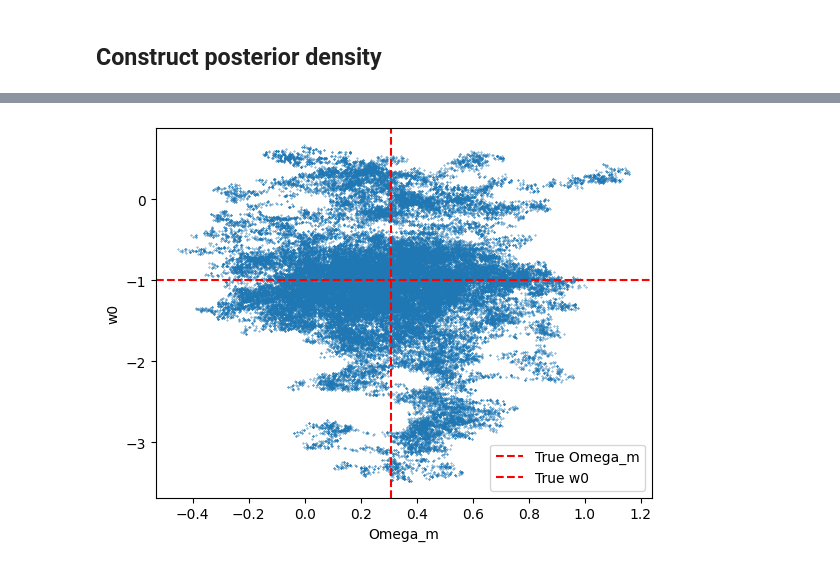
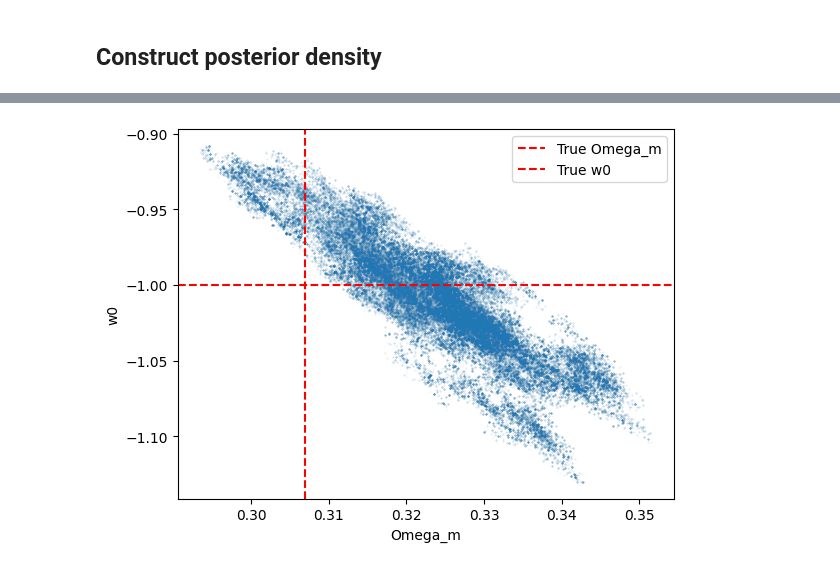
Before and after one commit to ConnorStoneAstro/cosmographi, a Jupyter notebook: docs/zmMcosmology.ipynb, the cells around one changed output, grey strips where cells are left out. Cells and saved outputs as stored; diff of their text form; code cells hidden in the pictures.

```diff
--- a/docs/zmMcosmology.ipynb
+++ b/docs/zmMcosmology.ipynb
@@ -328,17 +375,40 @@ key, subkey = jax.random.split(key)
 samples_burn = cg.utils.mala(
     jnp.repeat(x0[None, :], chains, axis=0),
     posterior.log_posterior,
-    num_samples=500,
-    epsilon=0.01,
+    num_samples=1000,
+    epsilon=0.001,
     key=subkey,
     progress=True,
 )
-cov = jnp.diag(
-    jnp.var(
-        samples_burn[int(samples_burn.shape[0] / 2) :].reshape(-1, samples_burn.shape[-1]), axis=0
-    )
-)
+cov = jnp.cov(samples_burn[int(samples_burn.shape[0] / 2) :].reshape(-1, samples_burn.shape[-1]).T)
 print(cov.shape)
+
+plt.plot(range(samples_burn.shape[0]), samples_burn[:, 0, 0], alpha=0.5, label="Omega_m, chain 0")
+plt.plot(range(samples_burn.shape[0]), samples_burn[:, 1, 0], alpha=0.5, label="Omega_m, chain 1")
+plt.plot(range(samples_burn.shape[0]), samples_burn[:, 2, 0], alpha=0.5, label="Omega_m, chain 2")
+plt.xlabel("Sample")
+plt.ylabel("Omega_m")
+plt.title("Warmup")
+plt.legend()
+plt.show()
+
+plt.plot(range(samples_burn.shape[0]), samples_burn[:, 0, 1], alpha=0.5, label="w0, chain 0")
+plt.plot(range(samples_burn.shape[0]), samples_burn[:, 1, 1], alpha=0.5, label="w0, chain 1")
+plt.plot(range(samples_burn.shape[0]), samples_burn[:, 2, 1], alpha=0.5, label="w0, chain 2")
+plt.xlabel("Sample")
+plt.ylabel("w0")
+plt.title("Warmup")
+plt.legend()
+plt.show()
+
+plt.plot(range(samples_burn.shape[0]), samples_burn[:, 0, 2], alpha=0.5, label="z, chain 0")
+plt.plot(range(samples_burn.shape[0]), samples_burn[:, 1, 2], alpha=0.5, label="z, chain 1")
+plt.plot(range(samples_burn.shape[0]), samples_burn[:, 2, 2], alpha=0.5, label="z, chain 2")
+plt.xlabel("Sample")
+plt.ylabel("z")
+plt.title("Warmup")
+plt.legend()
+plt.show()
 
 # production
 key, subkey = jax.random.split(key)
@@ -346,7 +416,7 @@ samples_prod = cg.utils.mala(
     samples_burn[-1],
     posterior.log_posterior,
     mass_matrix=cov,
-    num_samples=5000,
+    num_samples=10000,
     epsilon=0.1,
     key=subkey,
     progress=True,
@@ -415,13 +478,13 @@ plt.show()
 # %%
-plt.scatter(samples_prod[:, :, 0].reshape(-1), samples_prod[:, :, 1].reshape(-1), s=0.1)
+plt.scatter(samples_prod[:, :, 0].reshape(-1), samples_prod[:, :, 1].reshape(-1), s=0.1, alpha=0.1)
 plt.axvline(x0[0], color="r", linestyle="--", label="True Omega_m")
 plt.axhline(x0[1], color="r", linestyle="--", label="True w0")
 plt.xlabel("Omega_m")
 plt.ylabel("w0")
 plt.legend()
 plt.show()
 # %% [output]
-[figure, old version]
+[figure, new version]
 # %%
 for i in range(5):
     plt.hist(samples_prod[:, :, 2 + i].reshape(-1), bins=30, density=True)
```
Also changed, not shown: parts of 11 cells of this notebook, 5 other files.
